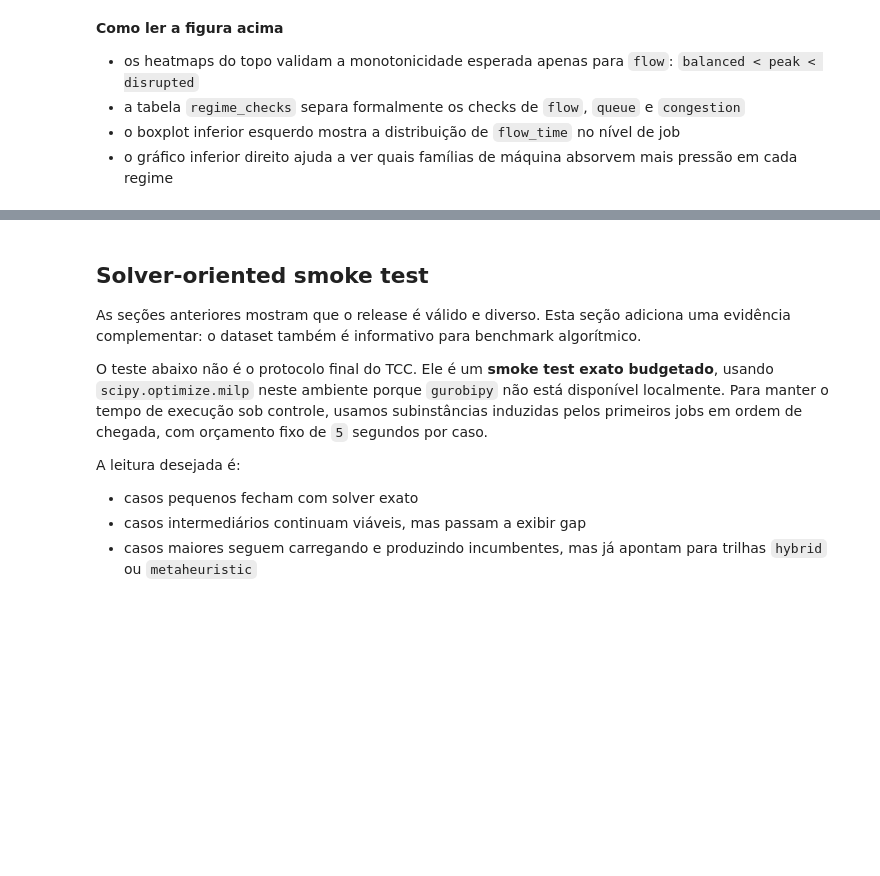
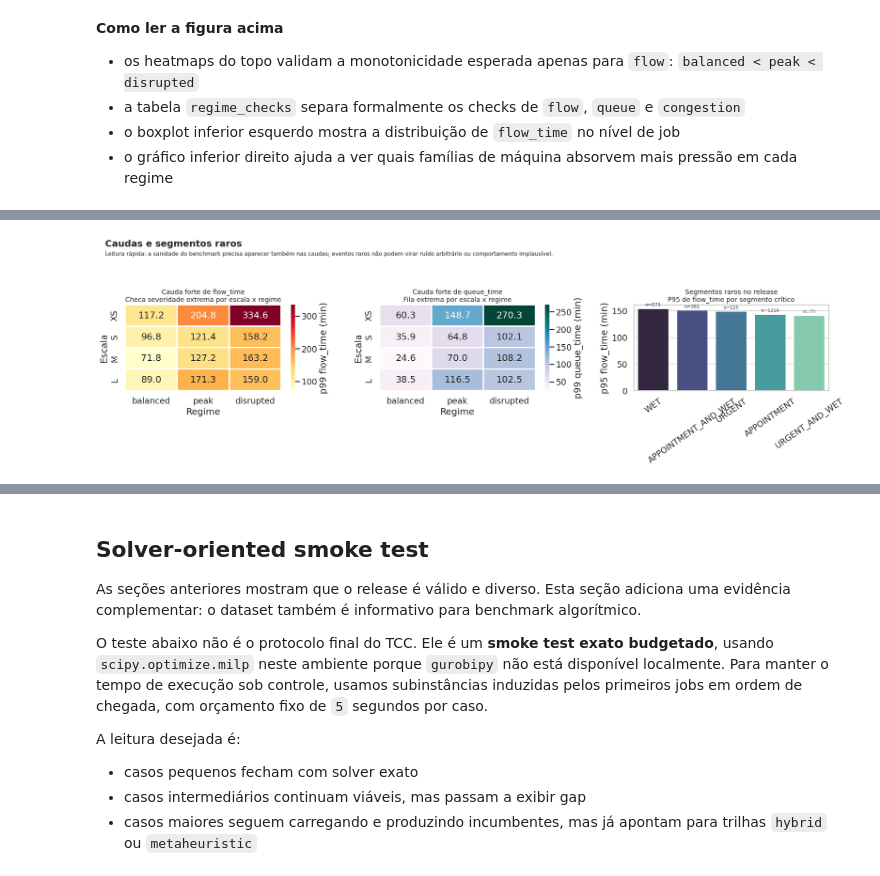
Before and after one commit to PequiFlux/agro_yard_dfjsp_benchmark_go, a Jupyter notebook: output/jupyter-notebook/instance-validation-and-exploratory-analysis.ipynb, the cells around one changed output, grey strips where cells are left out. Drawn from its saved outputs; the diff is of its cells as text; code cells hidden in the pictures; blank space fills up the shorter version.

```diff
--- a/output/jupyter-notebook/instance-validation-and-exploratory-analysis.ipynb
+++ b/output/jupyter-notebook/instance-validation-and-exploratory-analysis.ipynb
@@ -483,0 +1107,87 @@ plt.show()
+# %%
+tail_regime_summary, tail_regime_checks, rare_segment_summary = build_tail_and_segment_reports(
+    jobs_enriched=jobs_enriched,
+    job_metrics=job_metrics,
+)
+display(tail_regime_summary.sort_values(["scale_code", "regime_code"]))
+display(tail_regime_checks.sort_values("scale_code"))
+display(rare_segment_summary)
+
+flow_p99_heatmap = (
+    tail_regime_summary.pivot(index="scale_code", columns="regime_code", values="flow_p99")
+    .reindex(index=SCALE_ORDER, columns=REGIME_ORDER)
+)
+queue_p99_heatmap = (
+    tail_regime_summary.pivot(index="scale_code", columns="regime_code", values="queue_p99")
+    .reindex(index=SCALE_ORDER, columns=REGIME_ORDER)
+)
+
+fig, axes = plt.subplots(1, 3, figsize=(21, 6.3))
+sns.heatmap(
+    flow_p99_heatmap,
+    annot=True,
+    fmt=".1f",
+    cmap="YlOrRd",
+    linewidths=1.5,
+    linecolor="white",
+    cbar_kws={"label": "p99 flow_time (min)"},
+    ax=axes[0],
+)
+axes[0].set_title("Cauda forte de flow_time\nCheca severidade extrema por escala x regime", fontsize=13)
+axes[0].set_xlabel("Regime")
+axes[0].set_ylabel("Escala")
+
+sns.heatmap(
+    queue_p99_heatmap,
+    annot=True,
+    fmt=".1f",
+    cmap="PuBuGn",
+    linewidths=1.5,
+    linecolor="white",
+    cbar_kws={"label": "p99 queue_time (min)"},
+    ax=axes[1],
+)
+axes[1].set_title("Cauda forte de queue_time\nFila extrema por escala x regime", fontsize=13)
+axes[1].set_xlabel("Regime")
+axes[1].set_ylabel("Escala")
+
+sns.barplot(
+    data=rare_segment_summary,
+    x="segment_label",
+    y="flow_p95",
+    hue="segment_label",
+    dodge=False,
+    legend=False,
+    palette="mako",
+    ax=axes[2],
+)
+axes[2].set_title("Segmentos raros no release\nP95 de flow_time por segmento crítico", fontsize=13)
+axes[2].set_xlabel("")
+axes[2].set_ylabel("p95 flow_time (min)")
+axes[2].tick_params(axis="x", rotation=35)
+for patch, (_, row) in zip(axes[2].patches, rare_segment_summary.iterrows()):
+    axes[2].text(
+        patch.get_x() + patch.get_width() / 2,
+        float(row["flow_p95"]) + 3,
+        f"n={int(row['job_count'])}",
+        ha="center",
+        va="bottom",
+        fontsize=9,
+        color="#334155",
+    )
+
+fig.suptitle("Caudas e segmentos raros", x=0.02, y=1.02, ha="left", fontsize=18, fontweight="bold")
+fig.text(
+    0.02,
+    0.95,
+    "Leitura rápida: a sanidade do benchmark precisa aparecer também nas caudas; eventos raros não podem virar ruído arbitrário ou comportamento implausível.",
+    fontsize=11,
+)
+fig.tight_layout(rect=(0, 0, 1, 0.93))
+fig.savefig(ARTIFACT_DIR / "tail_and_rare_segments.png", dpi=160, bbox_inches="tight")
+plt.show()
+
+tail_regime_summary.to_csv(ARTIFACT_DIR / "tail_regime_summary.csv", index=False)
+tail_regime_checks.to_csv(ARTIFACT_DIR / "tail_regime_checks.csv", index=False)
+rare_segment_summary.to_csv(ARTIFACT_DIR / "rare_segment_summary.csv", index=False)
+# %% [output]
@@ -483,0 +1218 @@ plt.show()
+[figure, added]
```
Also changed, not shown: parts of 20 cells of this notebook, 21 other files.
